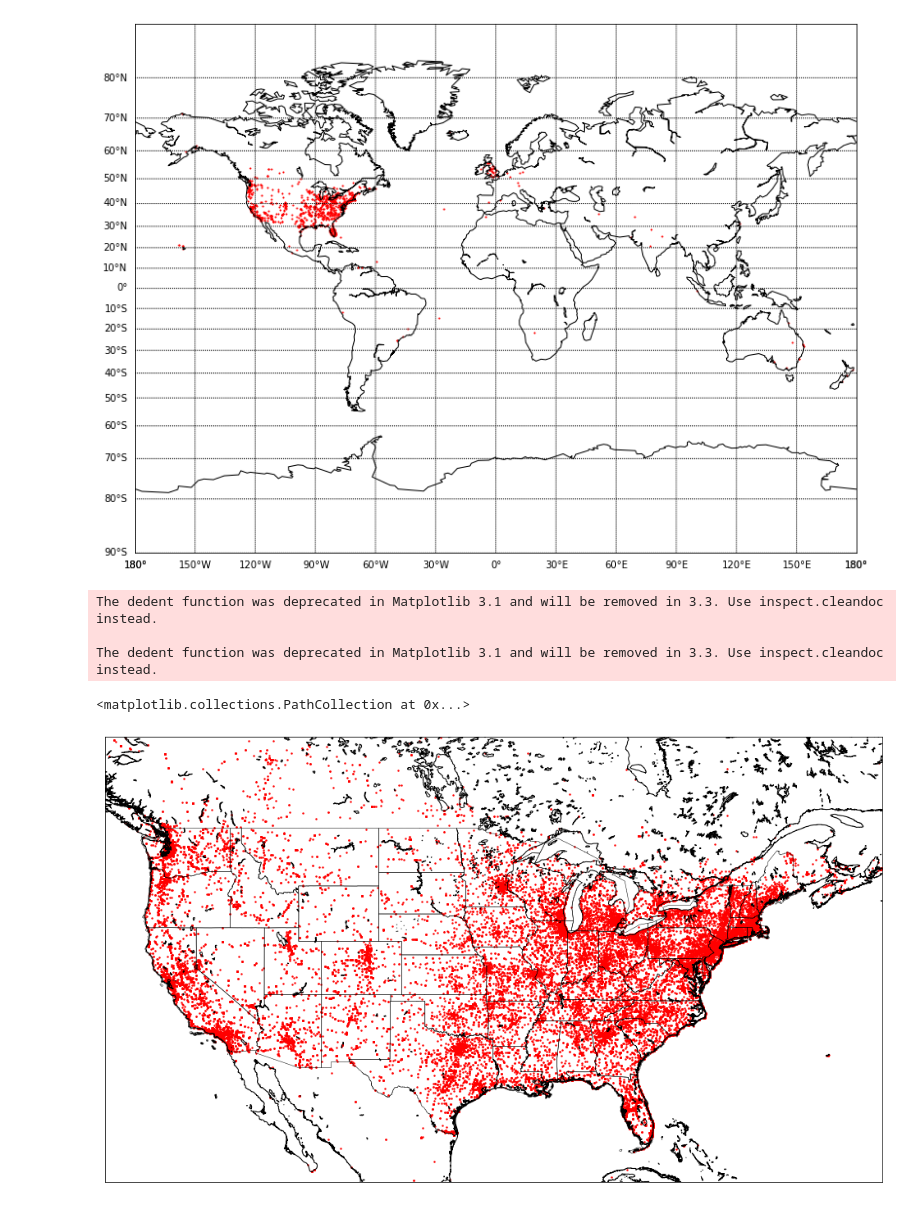
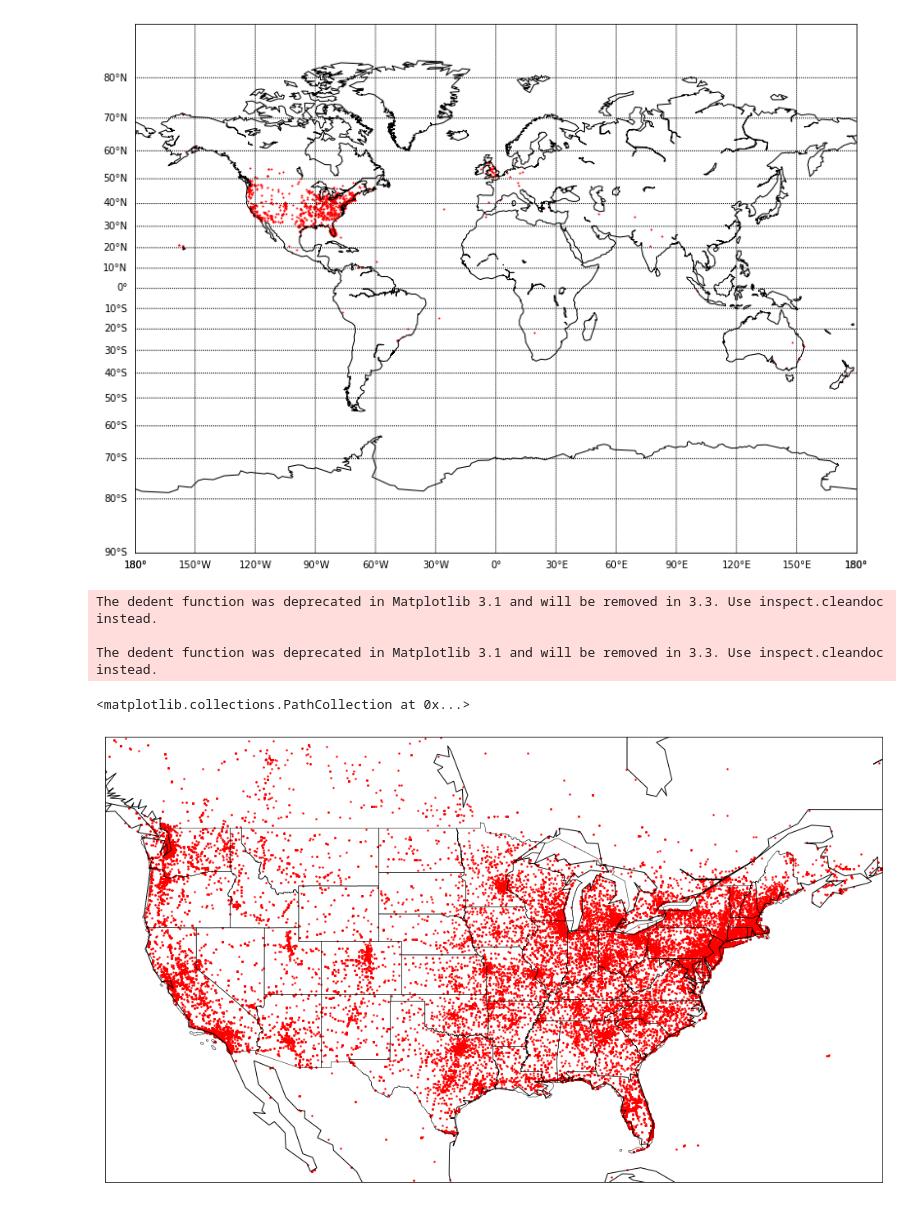
Before and after one commit to laffertyrichard/capstone1, a Jupyter notebook: capstone1.ipynb, the cells around one changed output. Cells and saved outputs as stored; diff of their text form; code cells hidden in the pictures.

```diff
--- a/capstone1.ipynb
+++ b/capstone1.ipynb
@@ -350,22 +284,6 @@ The dedent function was deprecated in Matplotlib 3.1 and will be removed in 3.3.
   import sys
 <matplotlib.collections.PathCollection at 0x...>
 [figure]
-# %%
-m = Basemap(projection = 'mill',
-           llcrnrlat = 22,
-           urcrnrlat = 55,
-           llcrnrlon = -128,
-           urcrnrlon = -60,
-           resolution = 'f')
-m.drawcoastlines()
-m.readshapefile('/Users/richardlafferty/Downloads/tl_2017_us_state/tl_2017_us_state', 'areas')
-m.scatter(ufo.longitude.to_list(), ufo.latitude.to_list(), latlon = True, s = 2, c = 'red')
-# %% [output]
-The dedent function was deprecated in Matplotlib 3.1 and will be removed in 3.3. Use inspect.cleandoc instead.
-
-The dedent function was deprecated in Matplotlib 3.1 and will be removed in 3.3. Use inspect.cleandoc instead.
-<matplotlib.collections.PathCollection at 0x...>
-[figure, removed]
 # %%
 m = Basemap(projection = 'mill',
            llcrnrlat = 22,
@@ -376,3 +294,19 @@ m = Basemap(projection = 'mill',
 m.drawcoastlines()
 m.readshapefile('/Users/richardlafferty/Downloads/tl_2017_us_state/tl_2017_us_state', 'areas')
 m.scatter(ufo.longitude.to_list(), ufo.latitude.to_list(), latlon = True, s = 2, c = 'red')
+# %%
+m = Basemap(projection = 'mill',
+           llcrnrlat = 22,
+           urcrnrlat = 55,
+           llcrnrlon = -128,
+           urcrnrlon = -60,
+           resolution = 'c')
+m.drawcoastlines()
+m.readshapefile('/Users/richardlafferty/Downloads/tl_2017_us_state/tl_2017_us_state', 'areas')
+m.scatter(ufo.longitude.to_list(), ufo.latitude.to_list(), latlon = True, s = 2, c = 'red')
+# %% [output]
+The dedent function was deprecated in Matplotlib 3.1 and will be removed in 3.3. Use inspect.cleandoc instead.
+
+The dedent function was deprecated in Matplotlib 3.1 and will be removed in 3.3. Use inspect.cleandoc instead.
+<matplotlib.collections.PathCollection at 0x...>
+[figure, added]
```
Also changed, not shown: parts of 37 cells of this notebook.
